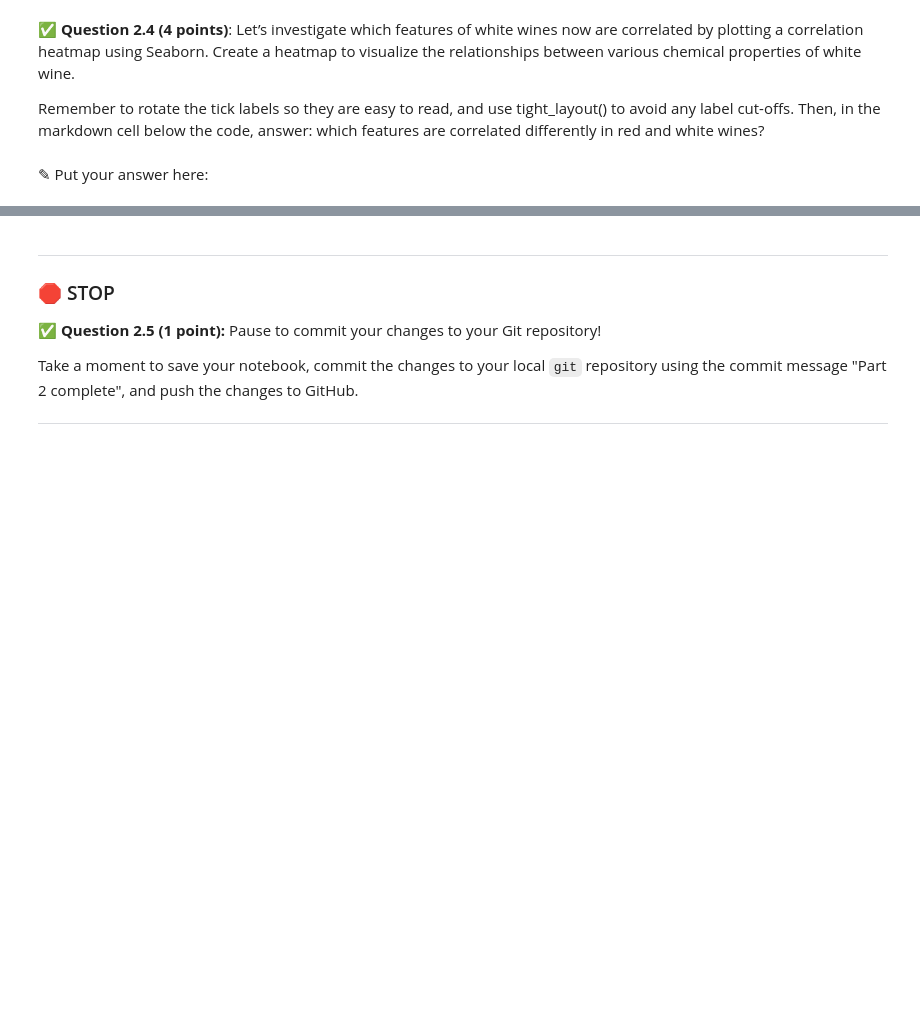
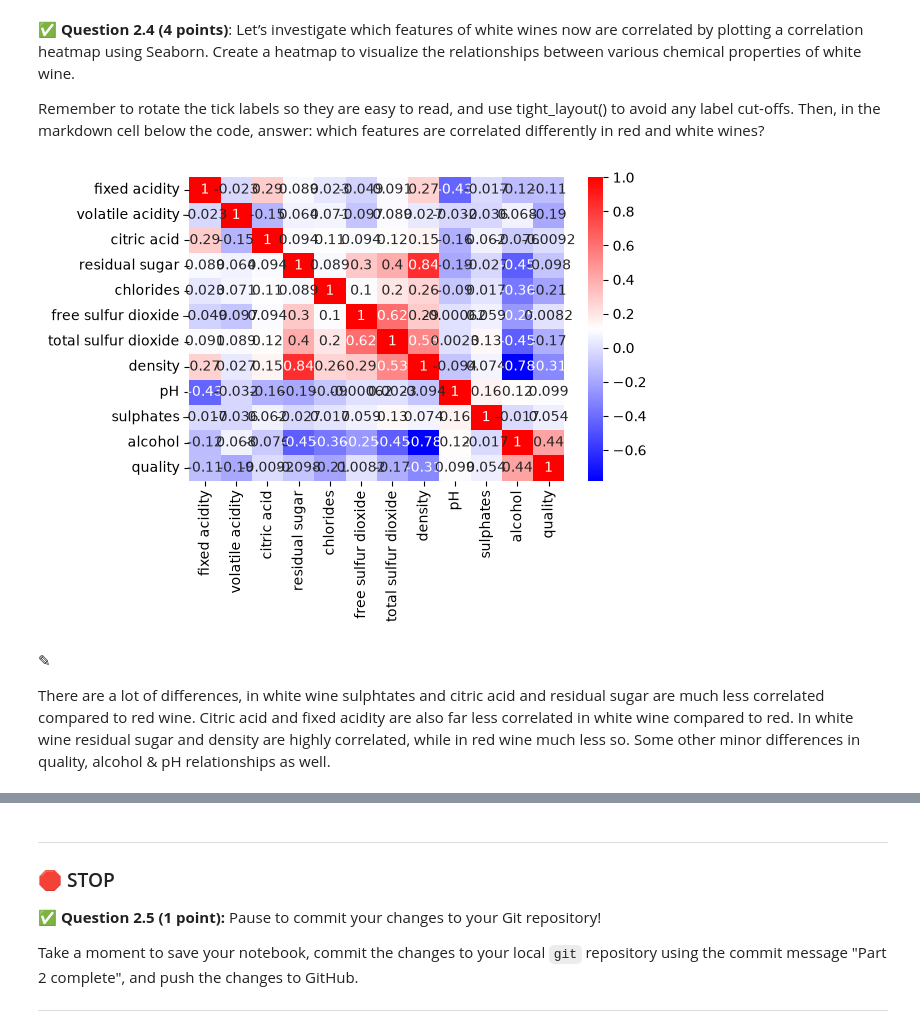
Before and after one commit to beayldz/CMSE202-f26-turnin, a Jupyter notebook: hw-03/HW03-Regression-Ayyildiz.ipynb, the cells around one changed output, grey strips where cells are left out. Drawn from its saved outputs; the diff is of its cells as text; code cells hidden in the pictures; blank space fills up the shorter version.

```diff
--- a/hw-03/HW03-Regression-Ayyildiz.ipynb
+++ b/hw-03/HW03-Regression-Ayyildiz.ipynb
@@ -217,8 +276,19 @@ Remember to rotate the tick labels so they are easy to read, and use tight_layou
 Then, in the markdown cell below the code, answer: which features are correlated differently in red and white wines?
 # %%
 # Put your code here
+
+correlation_matrix = white_wine.corr()
+sns.heatmap(correlation_matrix, annot=True, cmap="bwr")
+plt.xticks(rotation=90) # rotating ticks for easy to readness
+plt.tight_layout() # tight layout in question
+plt.show()
+# %% [output]
+[figure, added]
 # %% [markdown]
-<font size=+3>&#9998;</font> Put your answer here:
+<font size=+3>&#9998;</font>
+
+There are a lot of differences, in white wine sulphtates and citric acid and residual sugar are much less correlated compared to red wine. Citric acid and fixed acidity are also far less correlated in white wine compared to red.
+In white wine residual sugar and density are highly correlated, while in red wine much less so. Some other minor differences in quality, alcohol & pH relationships as well.
 # %% [markdown]
 <!-- END QUESTION -->
 <!-- DO NOT MODIFY OR DELETE THIS CELL. Make sure your solution to the question above is in the cell(s) above this one. -->
```
Also changed, not shown: parts of 12 cells of this notebook, 3 other files.
